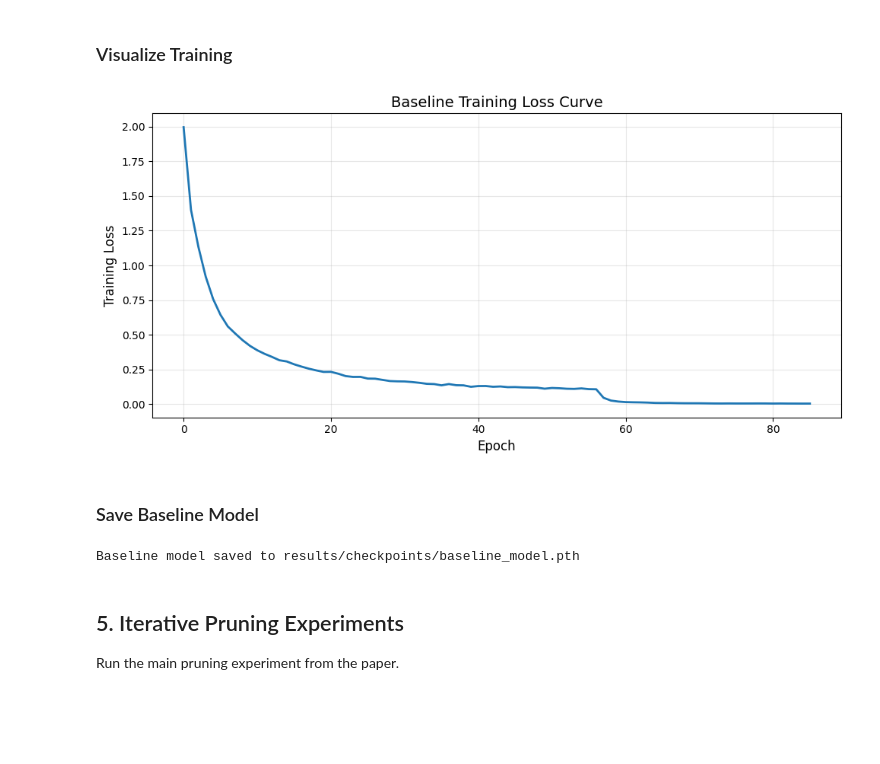
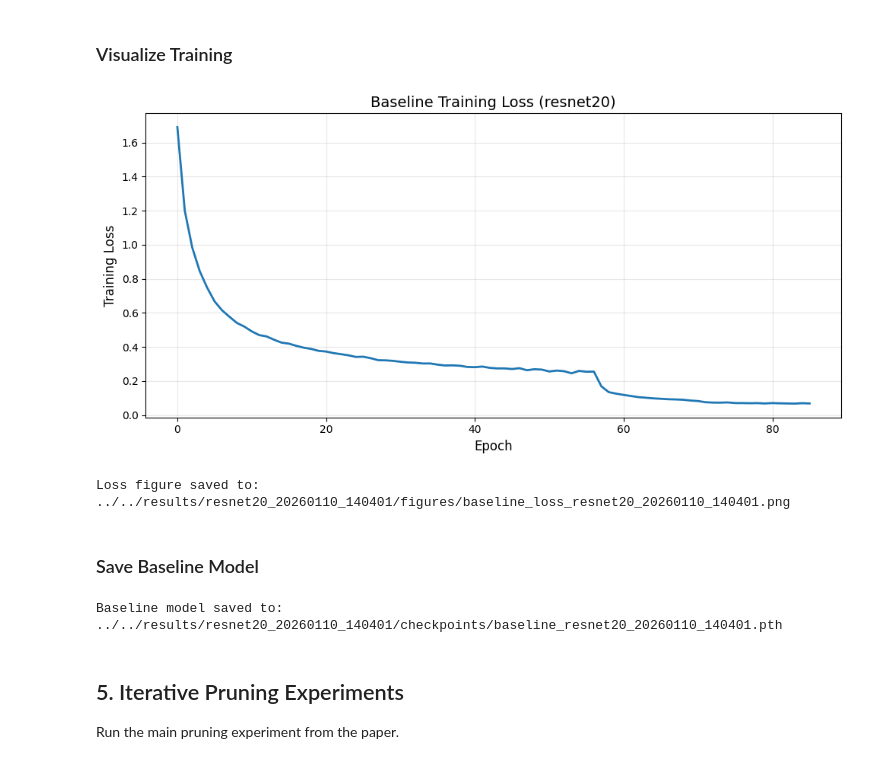
Before and after one commit to Jerry0209/ee411-lottery-ticket-hypothesis, a Jupyter notebook: notebooks/jerry/resnet18_experiment.ipynb, the cells around one changed output. Drawn from its saved outputs; the diff is of its cells as text; code cells hidden in the pictures; blank space fills up the shorter version.

```diff
--- a/notebooks/jerry/resnet18_experiment.ipynb
+++ b/notebooks/jerry/resnet18_experiment.ipynb
@@ -23,0 +26,23 @@
+# %%
+import os
+import time
+from datetime import datetime
+
+# 1. Generate a unique Run ID (Model + Timestamp)
+# e.g., "resnet20_20231027_153045"
+model_name = "resnet20"  # Or "resnet18"
+timestamp = datetime.now().strftime("%Y%m%d_%H%M%S")
+run_id = f"{model_name}_{timestamp}"
+
+# 2. Create specific directories for THIS run
+# Instead of dumping everything in 'results/', we make a subfolder
+base_dir = "../../results"
+run_dir = os.path.join(base_dir, run_id)
+ckpt_dir = os.path.join(run_dir, "checkpoints")
+fig_dir = os.path.join(run_dir, "figures")
+
+os.makedirs(ckpt_dir, exist_ok=True)
+os.makedirs(fig_dir, exist_ok=True)
+
+print(f"Experiment Initialized: {run_id}")
+print(f"Results will be saved to: {run_dir}")
@@ -398,30 +466,43 @@ Test Loss: 0.2634
 # %%
 plt.figure(figsize=(10, 5))
 plt.plot(losses, linewidth=2)
 plt.xlabel('Epoch', fontsize=12)
 plt.ylabel('Training Loss', fontsize=12)
-plt.title('Baseline Training Loss Curve', fontsize=14)
+plt.title(f'Baseline Training Loss ({model_name})', fontsize=14)
 plt.grid(True, alpha=0.3)
 plt.tight_layout()
-plt.savefig('../../results/figures/baseline_training_loss.png', dpi=150)
+
+# Save with run_id
+loss_fig_path = os.path.join(fig_dir, f"baseline_loss_{run_id}.png")
+plt.savefig(loss_fig_path, dpi=150)
 plt.show()
+
+print(f"Loss figure saved to: {loss_fig_path}")
 # %% [output]
-[figure, old version]
+[figure, new version]
+Loss figure saved to: ../../results/resnet20_20260110_140401/figures/baseline_loss_resnet20_20260110_140401.png
 # %% [markdown]
 ### Save Baseline Model
 # %%
-# Save baseline model
+# --- Save Baseline Model ---
+# Save with the unique run_id in the filename
+baseline_path = os.path.join(ckpt_dir, f"baseline_{run_id}.pth")
+
 torch.save({
     'model_state_dict': model.state_dict(),
     'optimizer_state_dict': optimizer.state_dict(),
     'test_accuracy': test_accuracy,
     'test_loss': test_loss,
     'epochs': epochs,
-}, '../../results/checkpoints/baseline_model.pth')
+    'config': {
+        'optimizer': optimizer_name,
+        'lr': current_lr
+    }
+}, baseline_path)
 
-print("Baseline model saved to results/checkpoints/baseline_model.pth")
+print(f"Baseline model saved to: {baseline_path}")
 # %% [output]
-Baseline model saved to results/checkpoints/baseline_model.pth
+Baseline model saved to: ../../results/resnet20_20260110_140401/checkpoints/baseline_resnet20_20260110_140401.pth
 # %% [markdown]
 ## 5. Iterative Pruning Experiments
 
```
Also changed, not shown: parts of 13 cells of this notebook, 12 other files.
